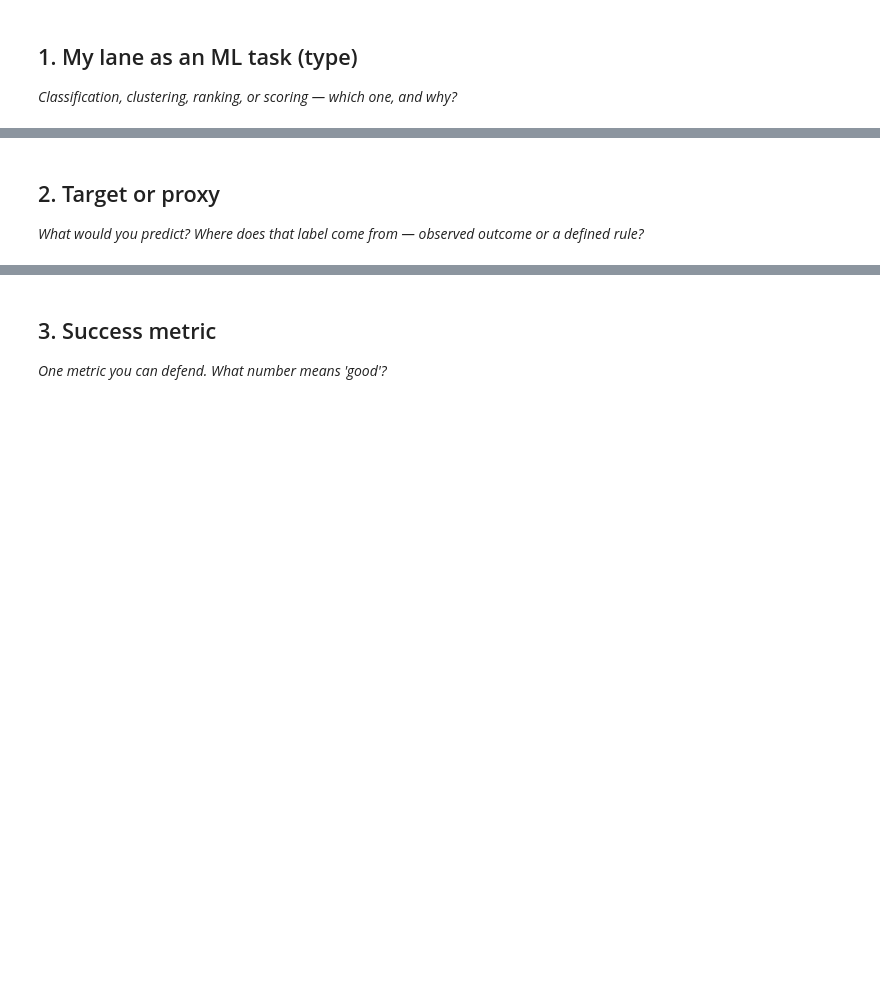
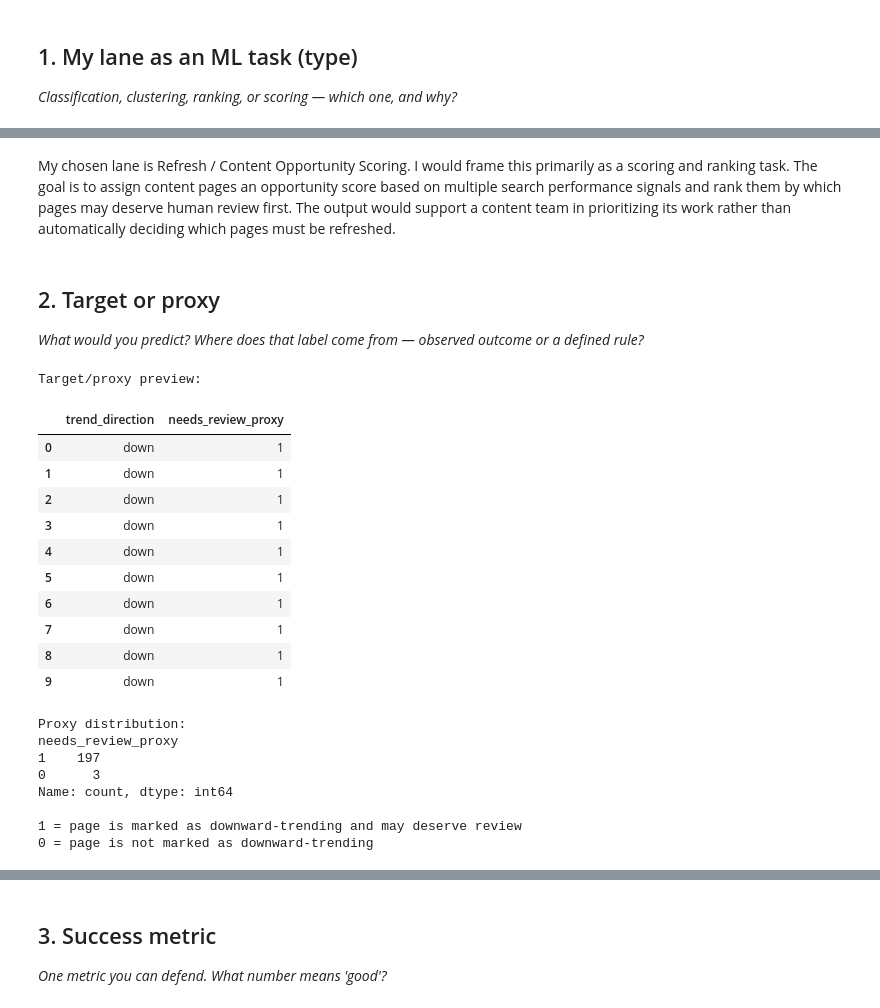
Before and after one commit to HassaanSaqib/FlyRankAI-Internship, a Jupyter notebook: work/notebooks/w02_ml_task_framing.ipynb, the cells around one changed output, grey strips where cells are left out. Saved outputs shown, nothing was run; the diff lists cells and outputs as text; code cells hidden in the pictures; blank space fills up the shorter version.

```diff
--- a/work/notebooks/w02_ml_task_framing.ipynb
+++ b/work/notebooks/w02_ml_task_framing.ipynb
@@ -16,3 +79,5 @@ This skeleton is yours to fill. Work the sections **in order** — each one has
+# %% [markdown]
+My chosen lane is Refresh / Content Opportunity Scoring. I would frame this primarily as a scoring and ranking task. The goal is to assign content pages an opportunity score based on multiple search performance signals and rank them by which pages may deserve human review first. The output would support a content team in prioritizing its work rather than automatically deciding which pages must be refreshed.
 # %% [markdown]
 ## 2. Target or proxy
 
@@ -20,3 +85,46 @@ This skeleton is yours to fill. Work the sections **in order** — each one has
 # %%
 # This cell is for CODE (numbers, a query, a check).
 # Write your text answer in the cell ABOVE this one — typing sentences here breaks Run All.
+df["needs_review_proxy"] = (
+    df["trend_direction"]
+    .astype(str)
+    .str.lower()
+    .eq("down")
+    .astype(int)
+)
+
+print("Target/proxy preview:")
+display(
+    df[["trend_direction", "needs_review_proxy"]].head(10)
+)
+
+print("\nProxy distribution:")
+print(df["needs_review_proxy"].value_counts())
+
+print(
+    "\n1 = page is marked as downward-trending and may deserve review"
+)
+print(
+    "0 = page is not marked as downward-trending"
+)
+# %% [output]
+Target/proxy preview:
+|  | trend_direction | needs_review_proxy |
+| 0 | down | 1 |
+| 1 | down | 1 |
+| 2 | down | 1 |
+| 3 | down | 1 |
+| 4 | down | 1 |
+| 5 | down | 1 |
+| 6 | down | 1 |
+| 7 | down | 1 |
+| 8 | down | 1 |
+| 9 | down | 1 |
+Proxy distribution:
+needs_review_proxy
+1    197
+0      3
+Name: count, dtype: int64
+
+1 = page is marked as downward-trending and may deserve review
+0 = page is not marked as downward-trending
```
Also changed, not shown: parts of 11 cells of this notebook.
